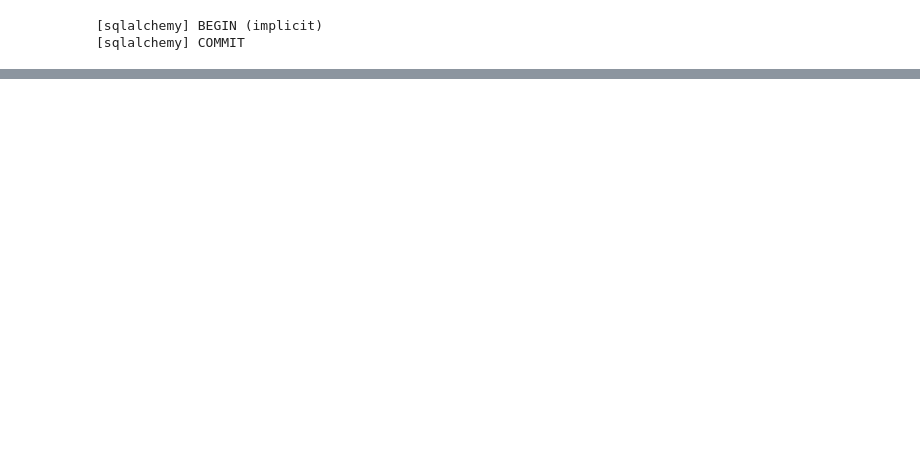
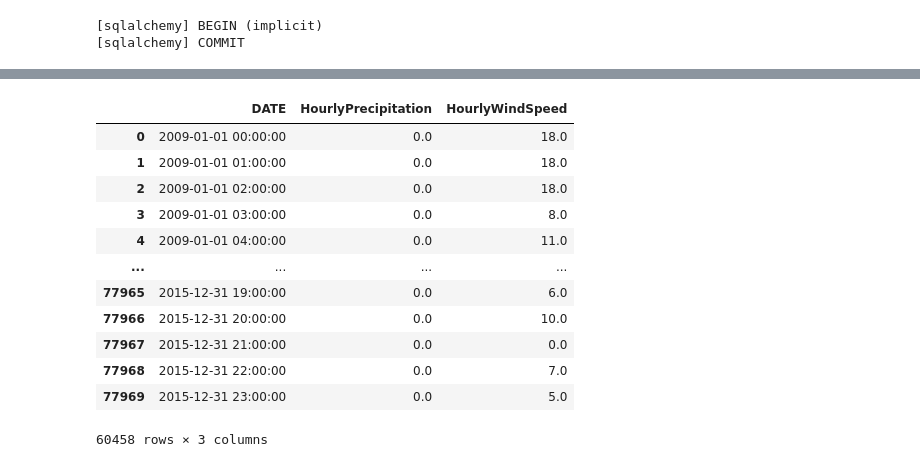
Before and after one commit to ZhengjiWang125/UberTaxisAnalysis, a Jupyter notebook: Build database.ipynb, the cells around one changed output, grey strips where cells are left out. Saved outputs shown, nothing was run; the diff lists cells and outputs as text; code cells hidden in the pictures; blank space fills up the shorter version.

```diff
--- a/Build database.ipynb
+++ b/Build database.ipynb
@@ -82,0 +146,16 @@ Base.metadata.create_all(engine, checkfirst=True)
+# %%
+weather_hourly
+# %% [output]
+|  | DATE | HourlyPrecipitation | HourlyWindSpeed |
+| 0 | 2009-01-01 00:00:00 | 0.0 | 18.0 |
+| 1 | 2009-01-01 01:00:00 | 0.0 | 18.0 |
+| 2 | 2009-01-01 02:00:00 | 0.0 | 18.0 |
+| 3 | 2009-01-01 03:00:00 | 0.0 | 8.0 |
+| 4 | 2009-01-01 04:00:00 | 0.0 | 11.0 |
+| ... | ... | ... | ... |
+| 77965 | 2015-12-31 19:00:00 | 0.0 | 6.0 |
+| 77966 | 2015-12-31 20:00:00 | 0.0 | 10.0 |
+| 77967 | 2015-12-31 21:00:00 | 0.0 | 0.0 |
+| 77968 | 2015-12-31 22:00:00 | 0.0 | 7.0 |
+| 77969 | 2015-12-31 23:00:00 | 0.0 | 5.0 |
+60458 rows × 3 columns
```
Also changed, not shown: parts of 4 cells of this notebook, 3 other files.
